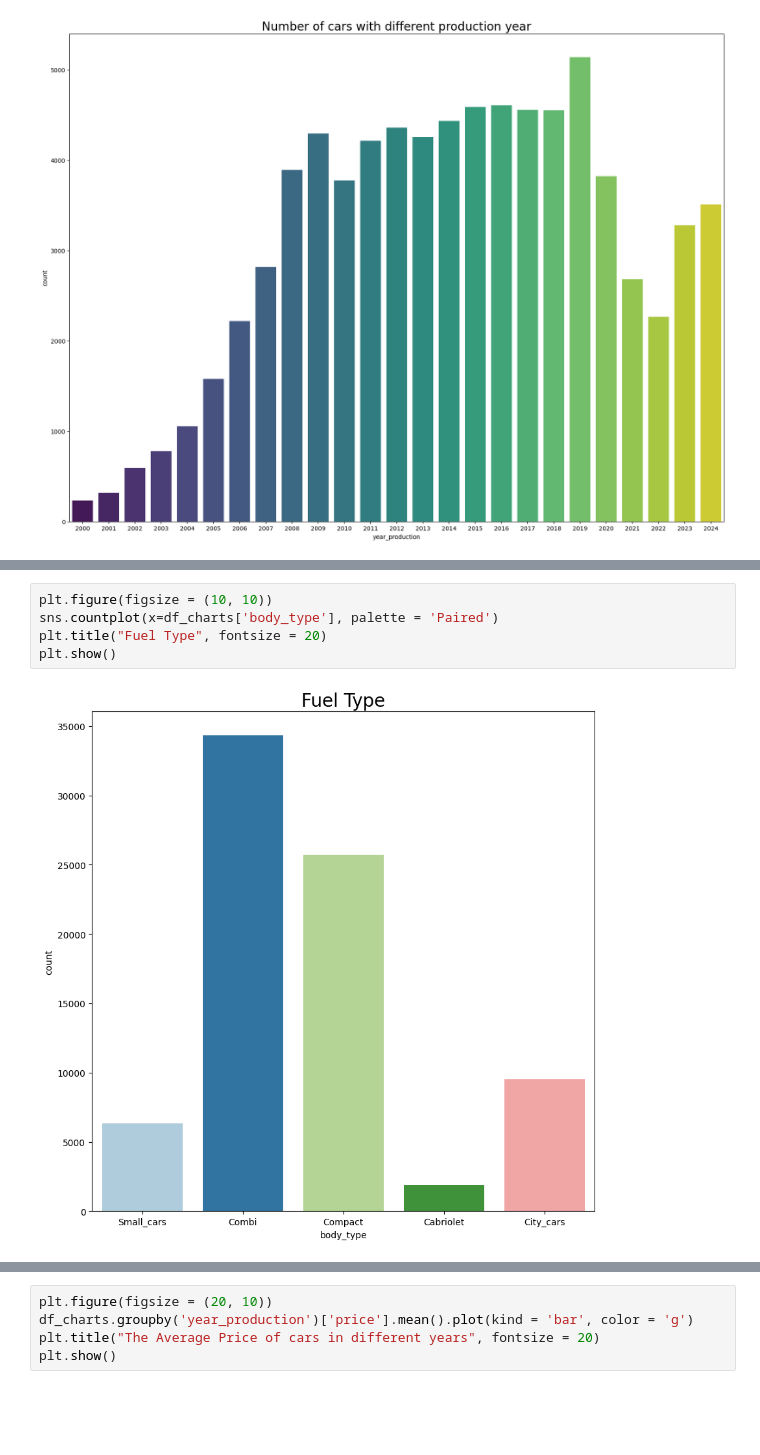
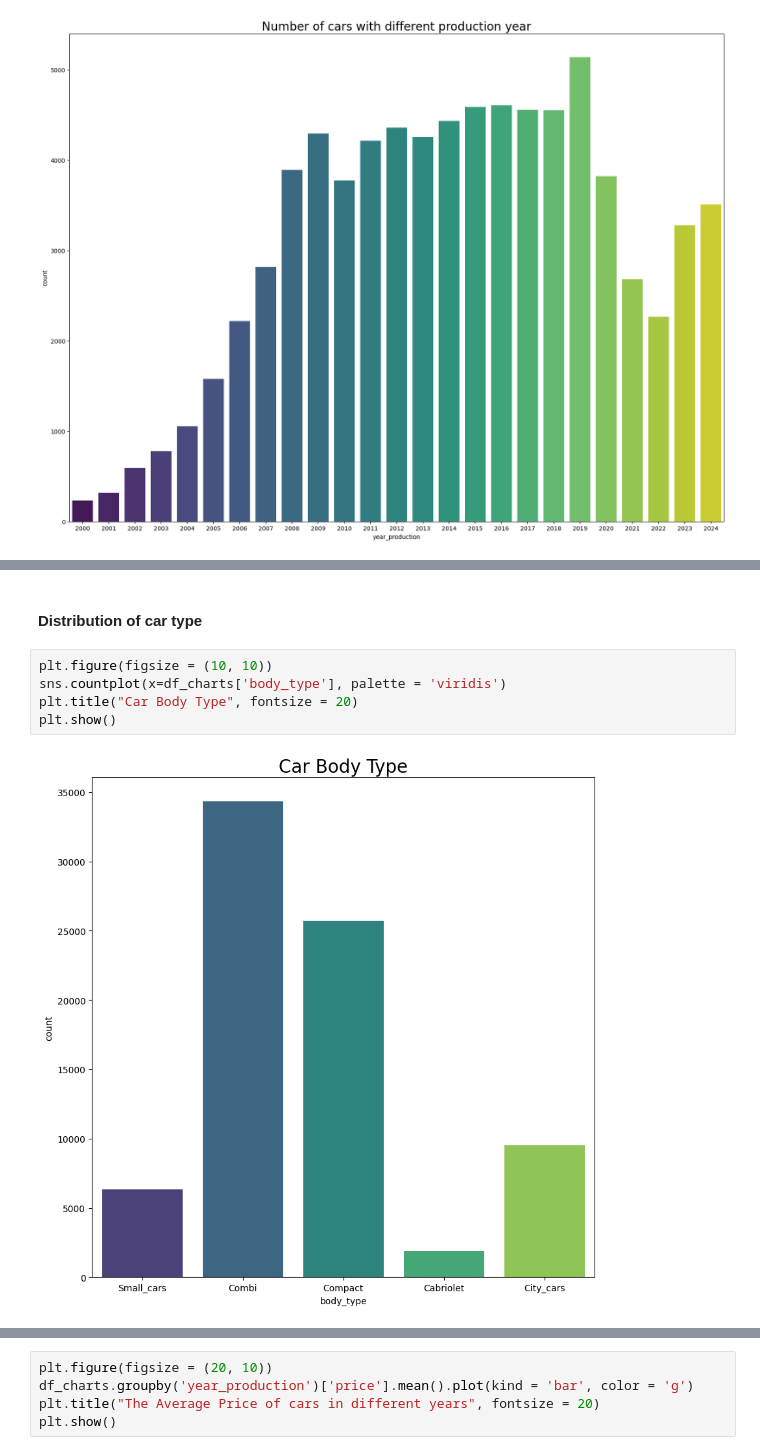
Before and after one commit to KarolinaSolarska/Predictive-Analytics-for-Car-Pricing, a Jupyter notebook: 5_Bottomup.ipynb, the cells around one changed output, grey strips where cells are left out. Saved outputs shown, nothing was run; the diff lists cells and outputs as text; blank space fills up the shorter version.

```diff
--- a/5_Bottomup.ipynb
+++ b/5_Bottomup.ipynb
@@ -85,7 +77,9 @@ plt.show()
+# %% [markdown]
+#### Distribution of car type
 # %%
 plt.figure(figsize = (10, 10))
-sns.countplot(x=df_charts['body_type'], palette = 'Paired')
-plt.title("Fuel Type", fontsize = 20)
+sns.countplot(x=df_charts['body_type'], palette = 'viridis')
+plt.title("Car Body Type", fontsize = 20)
 plt.show()
 # %% [output]
-[figure, old version]
+[figure, new version]
```
Also changed, not shown: parts of 9 cells of this notebook, 1 other file.
